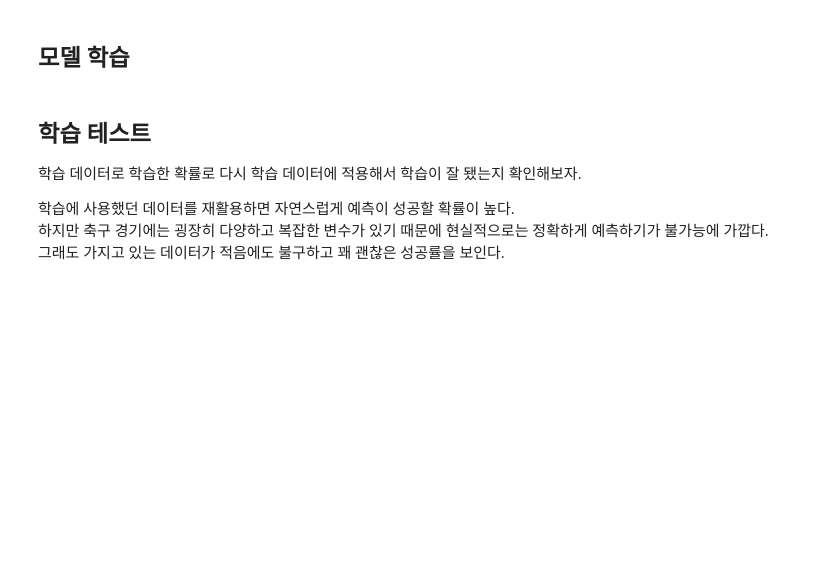
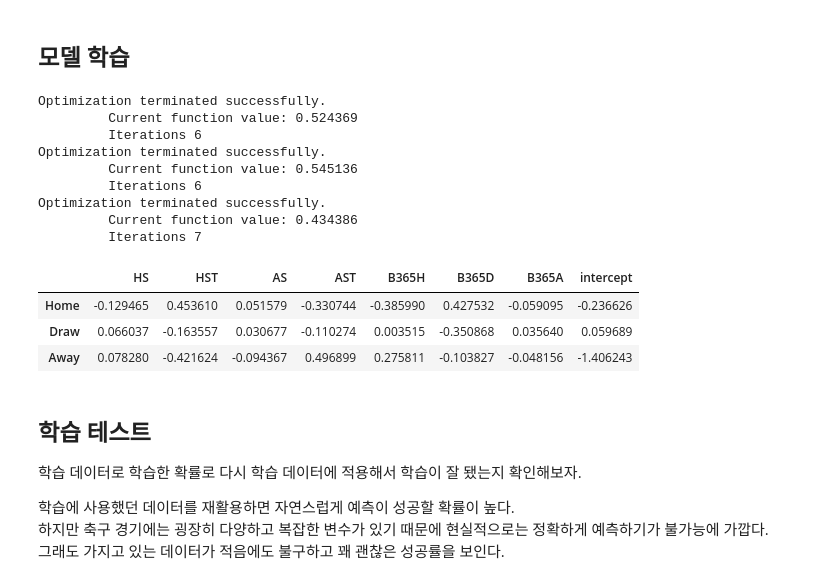
Before and after one commit to sunghoonhong/foot-ball-analysis, a Jupyter notebook: report.ipynb, the cells around one changed output. Saved outputs shown, nothing was run; the diff lists cells and outputs as text; code cells hidden in the pictures; blank space fills up the shorter version.

```diff
--- a/report.ipynb
+++ b/report.ipynb
@@ -219,33 +221,42 @@ plt.show()
 # %%
 hdata = df[['HTW','HS','HST','AS','AST','B365H','B365D','B365A']]
 ddata = df[['HTD','HS','HST','AS','AST','B365H','B365D','B365A']]
 adata = df[['HTL','HS','HST','AS','AST','B365H','B365D','B365A']]
 
 hdata['intercept'] = 1.0
 ddata['intercept'] = 1.0
 adata['intercept'] = 1.0
 
 # logistic regression
 train_cols_h = hdata.columns[1:]
 logit_h = sm.Logit(hdata['HTW'], hdata[train_cols_h])
 train_cols_d = ddata.columns[1:]
 logit_d = sm.Logit(ddata['HTD'], ddata[train_cols_d])
 train_cols_a = adata.columns[1:]
 logit_a = sm.Logit(adata['HTL'], adata[train_cols_a])
 
 # fit the model
 hresult = logit_h.fit()
 dresult = logit_d.fit()
 aresult = logit_a.fit()
 
-hdata["predict"] = hresult.predict(hdata[train_cols_h])
-ddata["predict"] = dresult.predict(ddata[train_cols_d])
-adata["predict"] = aresult.predict(adata[train_cols_a])
+logistic_coef = pd.DataFrame(data=[hresult.params.values,dresult.params.values,aresult.params.values],index = ['Home','Draw','Away'],columns = hdata.columns[1:])
 
-logistic_predict = df[['FTR','HS','HST','AS','AST','B365H','B365D','B365A']]
-logistic_predict['HTWp'] = hdata["predict"]
-logistic_predict['HTDp'] = ddata["predict"]
-logistic_predict['HTLp'] = adata["predict"]
+logistic_coef
+# %% [output]
+Optimization terminated successfully.
+         Current function value: 0.524369
+         Iterations 6
+Optimization terminated successfully.
+         Current function value: 0.545136
+         Iterations 6
+Optimization terminated successfully.
+         Current function value: 0.434386
+         Iterations 7
+|  | HS | HST | AS | AST | B365H | B365D | B365A | intercept |
+| Home | -0.129465 | 0.453610 | 0.051579 | -0.330744 | -0.385990 | 0.427532 | -0.059095 | -0.236626 |
+| Draw | 0.066037 | -0.163557 | 0.030677 | -0.110274 | 0.003515 | -0.350868 | 0.035640 | 0.059689 |
+| Away | 0.078280 | -0.421624 | -0.094367 | 0.496899 | 0.275811 | -0.103827 | -0.048156 | -1.406243 |
 # %% [markdown]
 ## 학습 테스트
 학습 데이터로 학습한 확률로 다시 학습 데이터에 적용해서 학습이 잘 됐는지 확인해보자.
```
Also changed, not shown: parts of 5 cells of this notebook, 2 other files.
